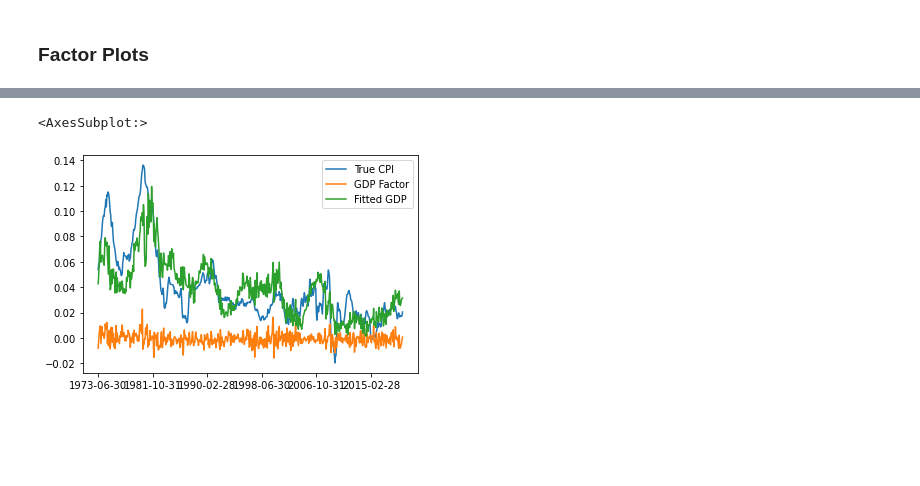
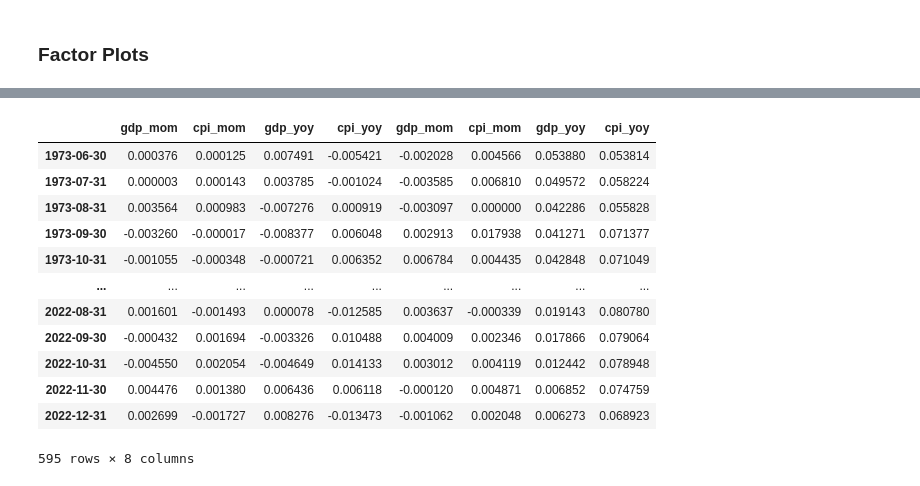
Before and after one commit to santoromano/Macro-Cross-Sectional-Analysis, a Jupyter notebook: mimicking_portfolios.ipynb, the cells around one changed output, grey strips where cells are left out. Drawn from its saved outputs; the diff is of its cells as text; code cells hidden in the pictures; blank space fills up the shorter version.

```diff
--- a/mimicking_portfolios.ipynb
+++ b/mimicking_portfolios.ipynb
@@ -591,6 +591,16 @@ monthly_factors = pd.DataFrame({'gdp_mom':gdp_mom_factor, 'cpi_mom':cpi_mom_fact
 
 quarterly_factors = pd.DataFrame({'gdp_qoq':gdp_qoq_factor, 'cpi_qoq':cpi_qoq_factor,
                                 'gdp_4qoq':gdp_4qoq_factor, 'cpi_4qoq':cpi_4qoq_factor}, index=assets_q.index)
+# %%
+gdp_mom_coeffs, cpi_mom_coeffs, gdp_yoy_coeffs, cpi_yoy_coeffs = [monthly_coeffs[monthly_coeffs['index'].str.contains(var)]['params']
+                                                                  for var in ['gdp_mom', 'cpi_mom', 'gdp_yoy', 'cpi_yoy']]
+
+gdp_qoq_coeffs, cpi_qoq_coeffs, gdp_4qoq_coeffs, cpi_4qoq_coeffs = [quarterly_coeffs[quarterly_coeffs['index'].str.contains(var)]['params']
+                                                                    for var in ['gdp_qoq', 'cpi_qoq', 'gdp_4qoq', 'cpi_4qoq']]
+
+
+monthly_factors = pd.DataFrame({var:coeffs @ assets.values.T for var, coeffs in zip(['gdp_mom', 'cpi_mom', 'gdp_yoy', 'cpi_yoy'], [gdp_mom_coeffs, cpi_mom_coeffs, gdp_yoy_coeffs, cpi_yoy_coeffs])}, index=assets.index)
+quarterly_factors = pd.DataFrame({var:coeffs @ assets_q.values.T for var, coeffs in zip(['gdp_qoq', 'cpi_qoq', 'gdp_4qoq', 'cpi_4qoq'], [gdp_qoq_coeffs, cpi_qoq_coeffs, gdp_4qoq_coeffs, cpi_4qoq_coeffs])}, index=assets_q.index)
 # %% [markdown]
 ### Factor Summary Statistics
 # %%
@@ -651,5 +659,24 @@ pd.DataFrame({'True GDP':y, 'GDP Factor':gdp_factor, 'Fitted GDP':model.predict(
 # %%
-pd.DataFrame({'True CPI':y_cpi, 'GDP Factor':cpi_factor, 'Fitted GDP':model.predict()['cpi_yoy'].iloc[:,0]}).plot()
+# pd.DataFrame({'True CPI':y_cpi, 'GDP Factor':cpi_factor, 'Fitted GDP':model.predict()['cpi_yoy'].iloc[:,0]}).plot()
-# %% [output]
-<AxesSubplot:>
-[figure, removed]
+# %%
+# Plot Data
+# monthly_data = pd.DataFrame({'True MoM GDP': gdp_mom, 'MoM GDP Factor': gdp_mom_factor, 'Fitted MoM GDP': monthly_model.predict()['gdp_mom'].iloc[:,0],
+#                              'True MoM CPI': cpi_mom, 'MoM CPI Factor': cpi_mom_factor, 'Fitted MoM CPI': monthly_model.predict()['cpi_mom'].iloc[:,0],
+#                              'True YoY GDP': gdp_yoy, 'YoY GDP Factor': gdp_yoy_factor, 'Fitted YoY GDP': monthly_model.predict()['gdp_yoy'].iloc[:,0],
+#                              'True MoM CPI': cpi_mom, 'MoM CPI Factor': cpi_yoy_factor, 'Fitted YoY CPI': monthly_model.predict()['cpi_yoy'].iloc[:,0]})
+
+pd.concat([monthly_factors, gdp_mom, cpi_mom, gdp_yoy, cpi_yoy], axis=1)
+# %% [output]
+|  | gdp_mom | cpi_mom | gdp_yoy | cpi_yoy | gdp_mom | cpi_mom | gdp_yoy | cpi_yoy |
+| 1973-06-30 | 0.000376 | 0.000125 | 0.007491 | -0.005421 | -0.002028 | 0.004566 | 0.053880 | 0.053814 |
+| 1973-07-31 | 0.000003 | 0.000143 | 0.003785 | -0.001024 | -0.003585 | 0.006810 | 0.049572 | 0.058224 |
+| 1973-08-31 | 0.003564 | 0.000983 | -0.007276 | 0.000919 | -0.003097 | 0.000000 | 0.042286 | 0.055828 |
+| 1973-09-30 | -0.003260 | -0.000017 | -0.008377 | 0.006048 | 0.002913 | 0.017938 | 0.041271 | 0.071377 |
+| 1973-10-31 | -0.001055 | -0.000348 | -0.000721 | 0.006352 | 0.006784 | 0.004435 | 0.042848 | 0.071049 |
+| ... | ... | ... | ... | ... | ... | ... | ... | ... |
+| 2022-08-31 | 0.001601 | -0.001493 | 0.000078 | -0.012585 | 0.003637 | -0.000339 | 0.019143 | 0.080780 |
+| 2022-09-30 | -0.000432 | 0.001694 | -0.003326 | 0.010488 | 0.004009 | 0.002346 | 0.017866 | 0.079064 |
+| 2022-10-31 | -0.004550 | 0.002054 | -0.004649 | 0.014133 | 0.003012 | 0.004119 | 0.012442 | 0.078948 |
+| 2022-11-30 | 0.004476 | 0.001380 | 0.006436 | 0.006118 | -0.000120 | 0.004871 | 0.006852 | 0.074759 |
+| 2022-12-31 | 0.002699 | -0.001727 | 0.008276 | -0.013473 | -0.001062 | 0.002048 | 0.006273 | 0.068923 |
+595 rows × 8 columns
```
Also changed, not shown: parts of 3 cells of this notebook.
